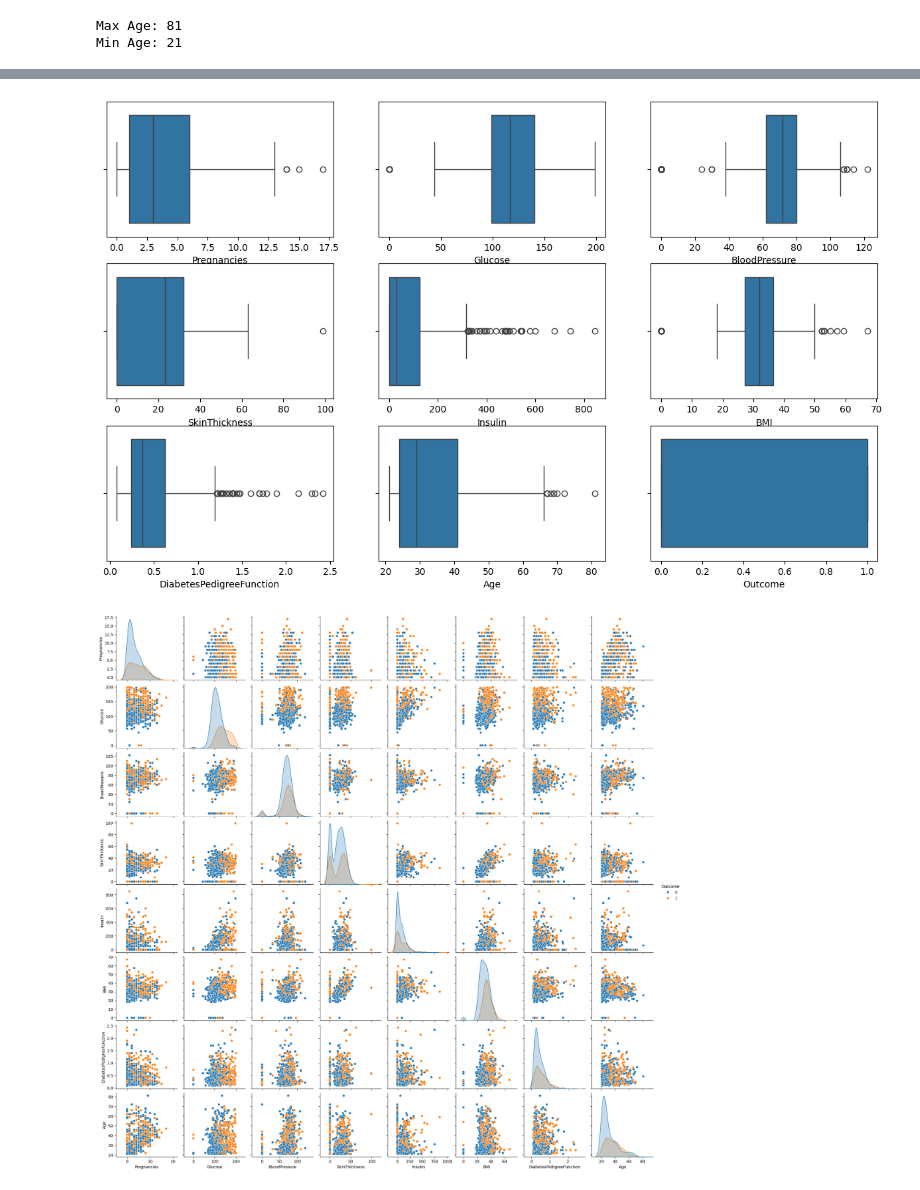
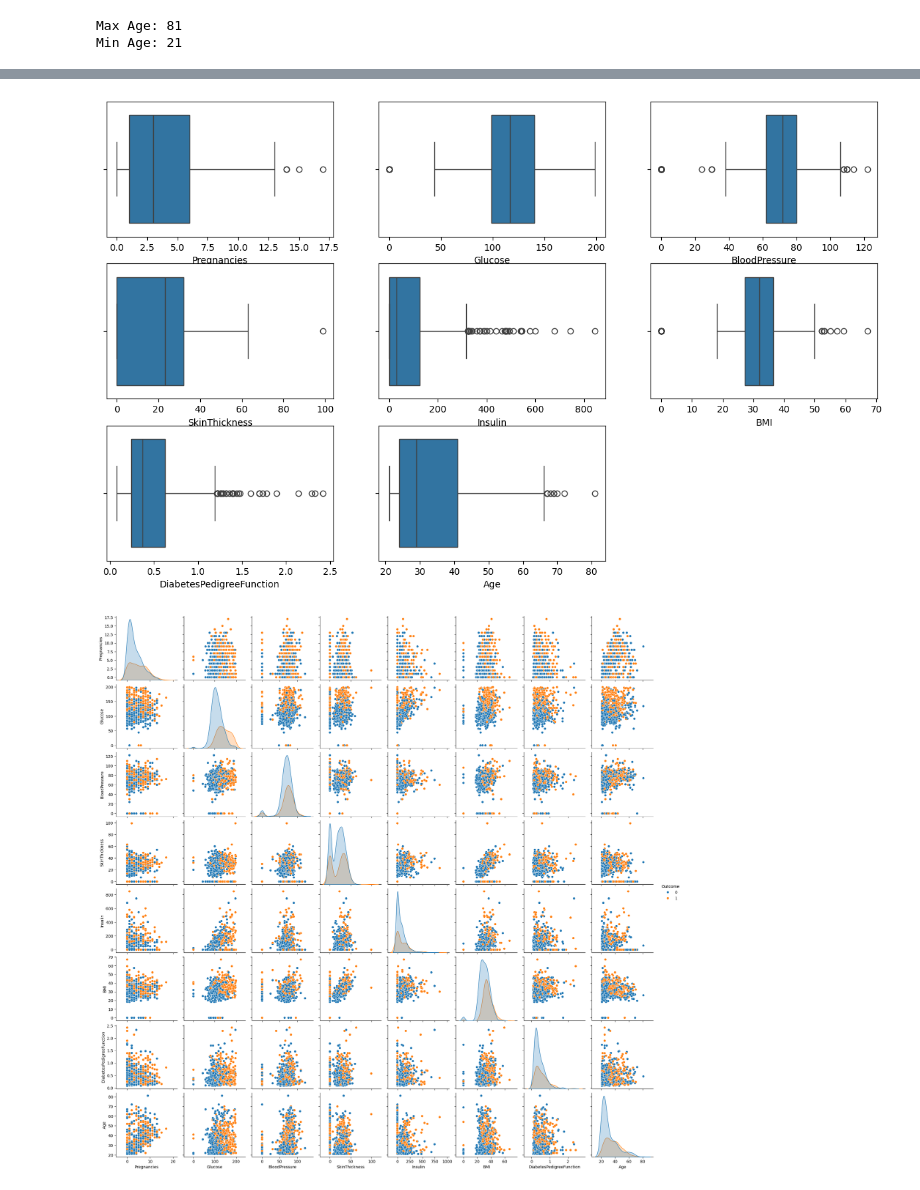
Before and after one commit to sirajwahaj/diabetesPrediction, a Jupyter notebook: diabetes.ipynb, the cells around one changed output, grey strips where cells are left out. Cells and saved outputs as stored; diff of their text form; code cells hidden in the pictures.

```diff
--- a/diabetes.ipynb
+++ b/diabetes.ipynb
@@ -84,13 +93,14 @@ Min Age: 21
 # %%
 plt.figure(figsize =(15,9))
+columns = df.columns.drop('Outcome')
 
-for i, col in enumerate(df.columns.tolist()):
+for i, col in enumerate(columns):
     plt.subplot(3,3, i+1)
     sns.boxplot(x=col, data=df)
 
 plt.show()
 # %% [output]
-[figure, old version]
+[figure, new version]
 # %%
 sns.pairplot( hue= 'Outcome', data= df)
 plt.show()
```
Also changed, not shown: parts of 31 cells of this notebook, 3 other files.
